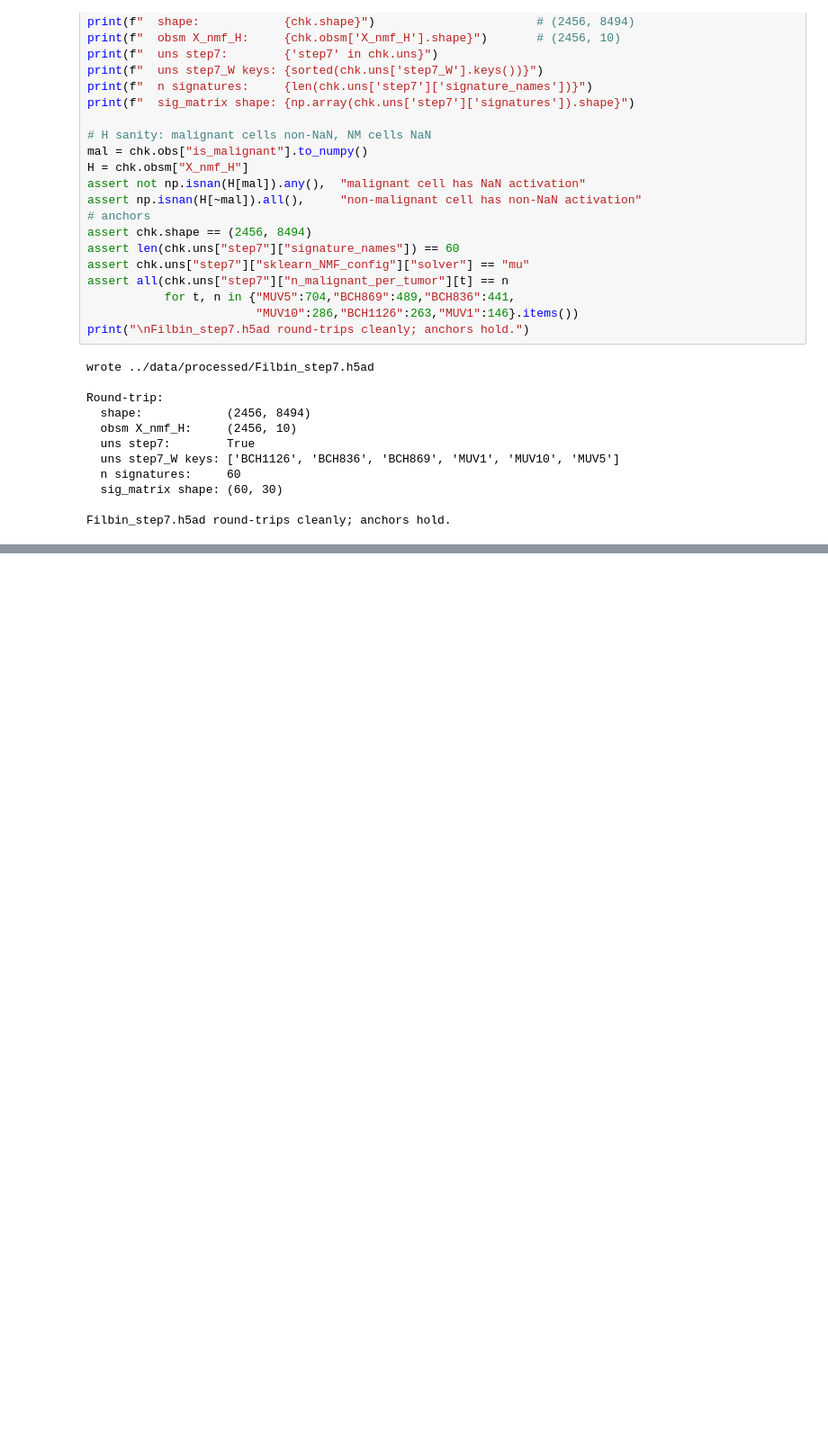
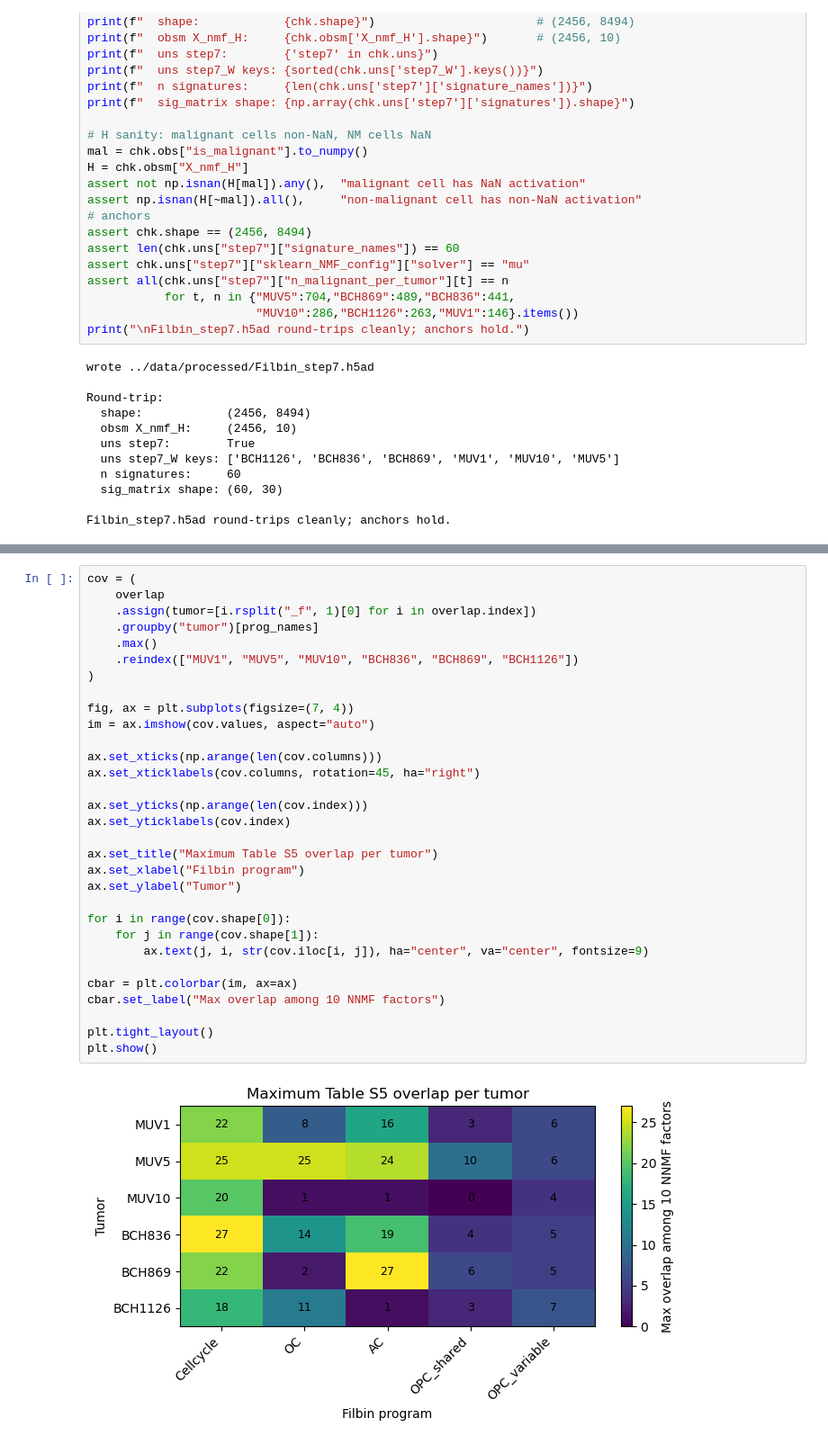
Before and after one commit to kianinsilico/masters_thesis, a Jupyter notebook: pyScript/step7_notebook.ipynb, the cells around one changed output, grey strips where cells are left out. Shown at 90% size. Saved outputs shown, nothing was run; the diff lists cells and outputs as text; blank space fills up the shorter version.

```diff
--- a/pyScript/step7_notebook.ipynb
+++ b/pyScript/step7_notebook.ipynb
@@ -506,0 +596,33 @@ Filbin_step7.h5ad round-trips cleanly; anchors hold.
+# %%
+cov = (
+    overlap
+    .assign(tumor=[i.rsplit("_f", 1)[0] for i in overlap.index])
+    .groupby("tumor")[prog_names]
+    .max()
+    .reindex(["MUV1", "MUV5", "MUV10", "BCH836", "BCH869", "BCH1126"])
+)
+
+fig, ax = plt.subplots(figsize=(7, 4))
+im = ax.imshow(cov.values, aspect="auto")
+
+ax.set_xticks(np.arange(len(cov.columns)))
+ax.set_xticklabels(cov.columns, rotation=45, ha="right")
+
+ax.set_yticks(np.arange(len(cov.index)))
+ax.set_yticklabels(cov.index)
+
+ax.set_title("Maximum Table S5 overlap per tumor")
+ax.set_xlabel("Filbin program")
+ax.set_ylabel("Tumor")
+
+for i in range(cov.shape[0]):
+    for j in range(cov.shape[1]):
+        ax.text(j, i, str(cov.iloc[i, j]), ha="center", va="center", fontsize=9)
+
+cbar = plt.colorbar(im, ax=ax)
+cbar.set_label("Max overlap among 10 NNMF factors")
+
+plt.tight_layout()
+plt.show()
+# %% [output]
+[figure, added]
```
Also changed, not shown: parts of 11 cells of this notebook.
